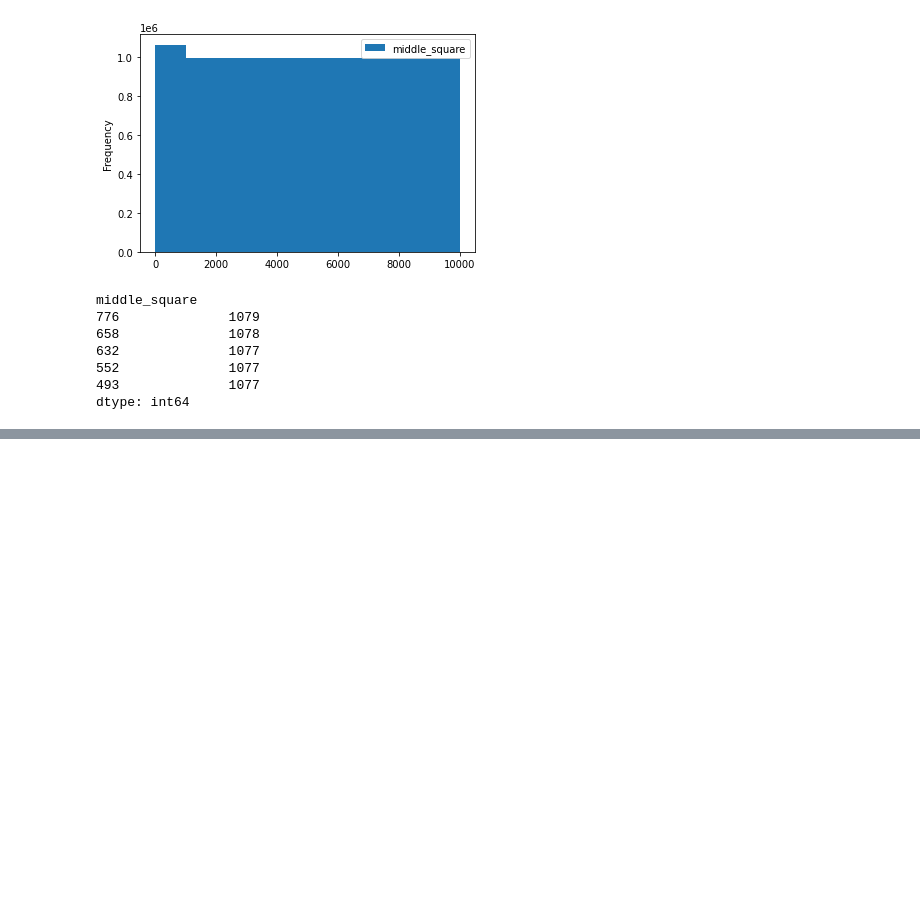
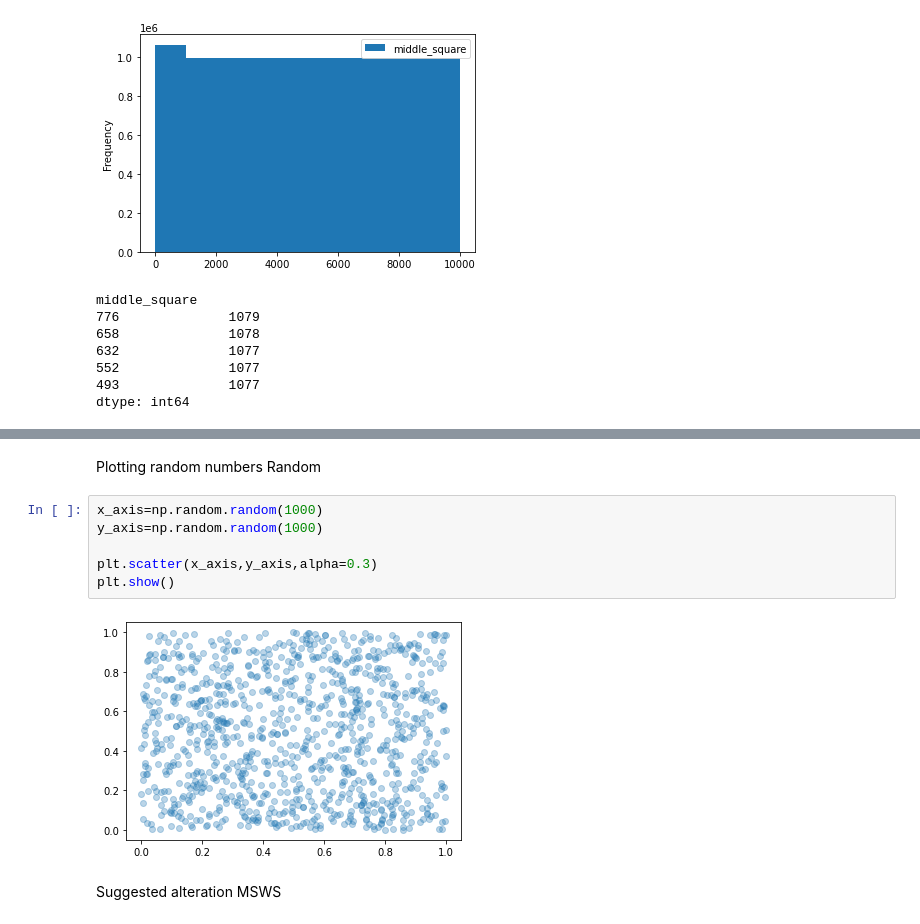
Before and after one commit to guilhermesilveira/datascience, a Jupyter notebook: Pseudo_aleatoriedade.ipynb, the cells around one changed output, grey strips where cells are left out. Cells and saved outputs as stored; diff of their text form; blank space fills up the shorter version.

```diff
--- a/Pseudo_aleatoriedade.ipynb
+++ b/Pseudo_aleatoriedade.ipynb
@@ -145,0 +161,12 @@ dtype: int64
+# %% [markdown]
+Plotting random numbers Random
+# %%
+x_axis=np.random.random(1000)
+y_axis=np.random.random(1000)
+
+plt.scatter(x_axis,y_axis,alpha=0.3)
+plt.show()
+# %% [output]
+[figure, added]
+# %% [markdown]
+Suggested alteration MSWS
```
Also changed, not shown: parts of 7 cells of this notebook.
